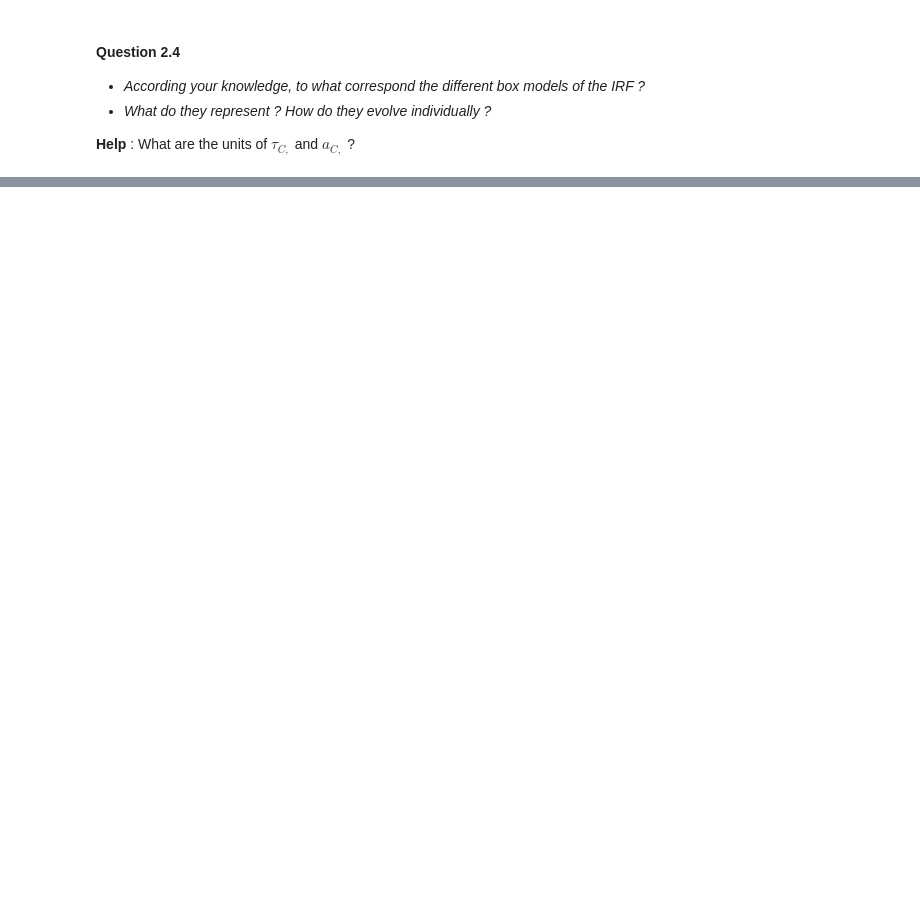
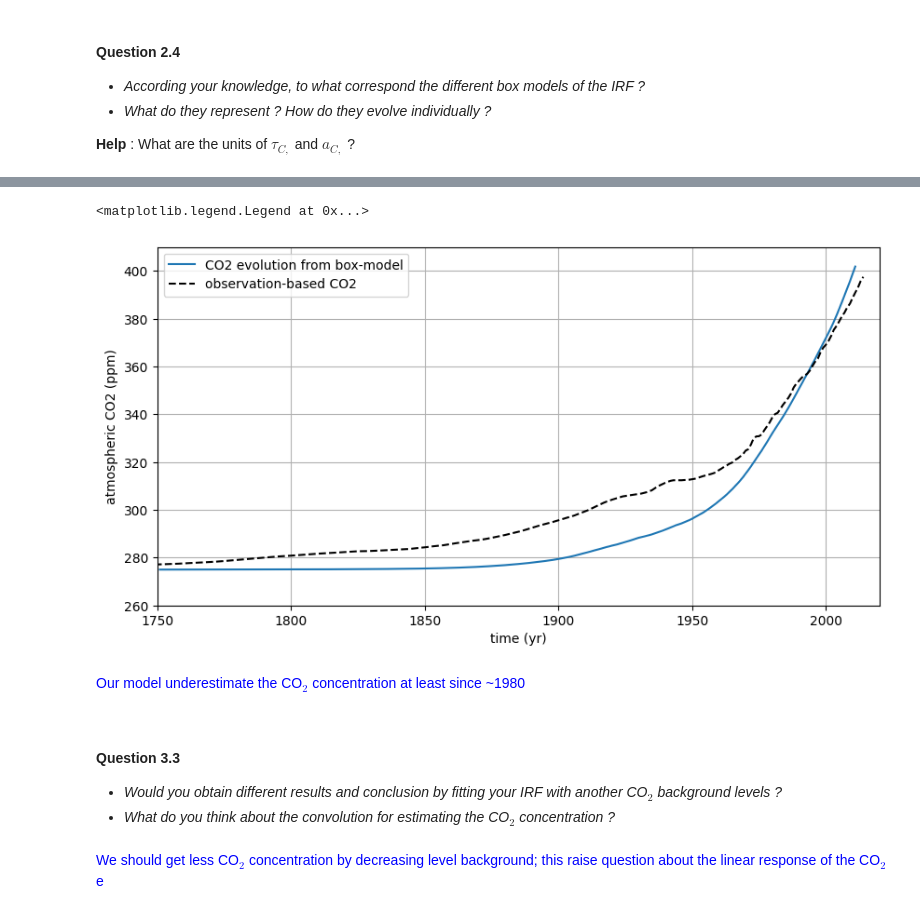
Before and after one commit to acsed-dot/TP-MSOAC-Climate_change, a Jupyter notebook: topics/5-irf.ipynb, the cells around one changed output, grey strips where cells are left out. Drawn from its saved outputs; the diff is of its cells as text; code cells hidden in the pictures; blank space fills up the shorter version.

```diff
--- a/topics/5-irf.ipynb
+++ b/topics/5-irf.ipynb
@@ -558,0 +658,54 @@ $$
+# %%
+Etot = CDIAC['global']['total_carbon_emissions']
+conv = np.zeros(np.shape(Etot))
+
+# definition of the IRF for atmospheric CO2
+def irf_CO2(t):
+    irf = a_0 + a_1 * np.exp(-t/tau_1) + \
+                a_2 * np.exp(-t/tau_2) + \
+                a_3 * np.exp(-t/tau_3)
+    return irf
+
+for t in range(len(Etot)):
+    conv[t] = np.sum(Etot[:t+1] * irf_CO2(np.arange(t+1))[::-1]) # [::-1] to turn around the order
+
+
+# compare the three simulated atmospheric CO2 and the reconstruction
+plt.figure(figsize=(10, 5))
+plt.plot(np.arange(1751,1751+len(Etot)), conv+275, label='CO2 evolution from box-model')
+
+# plot different greenhouse gas concentrations
+v      = 'mole_fraction_of_carbon_dioxide_in_air'
+
+# read units in array attributes
+units  = float(GHGConc['global'][v].attrs['units']) * 1e6  # 1e-6 keep units in ppm
+
+# get data and convert into eq. CO2: C = C[0] + dC * ERF
+conc   = GHGConc['global'][v].groupby('time.year').sum()   # sum or mean (since data are yearly already)
+conc   = conc[1750] + (conc - conc[1750])
+
+# add on figure
+plt.plot(conc['year'], units*conc, ls='--', color='k', label='observation-based CO2')
+
+#
+plt.xlim((1750, 2020))
+plt.ylim((260, 410))
+
+plt.ylabel('atmospheric CO2 (ppm)')
+plt.xlabel('time (yr)')
+plt.grid(True)
+plt.legend(loc=0)
+# %% [output]
+<matplotlib.legend.Legend at 0x...>
+[figure, added]
+# %% [markdown]
+<font color="blue">
+
+Our model underestimate the CO$_2$ concentration at least since ~1980
+
+</font>
+# %% [markdown]
+#### Question 3.3
+
+* _Would you obtain different results and conclusion by fitting your IRF with another CO$_2$ background levels ?_
+* _What do you think about the convolution for estimating the CO$_2$ concentration ?_
@@ -558,0 +714,6 @@ $$
+# %% [markdown]
+<font color="blue">
+
+We should get less CO$_2$ concentration by decreasing level background; this raise question about the linear response of the CO$_2$ e
+
+</font>
```
Also changed, not shown: parts of 44 cells of this notebook.
